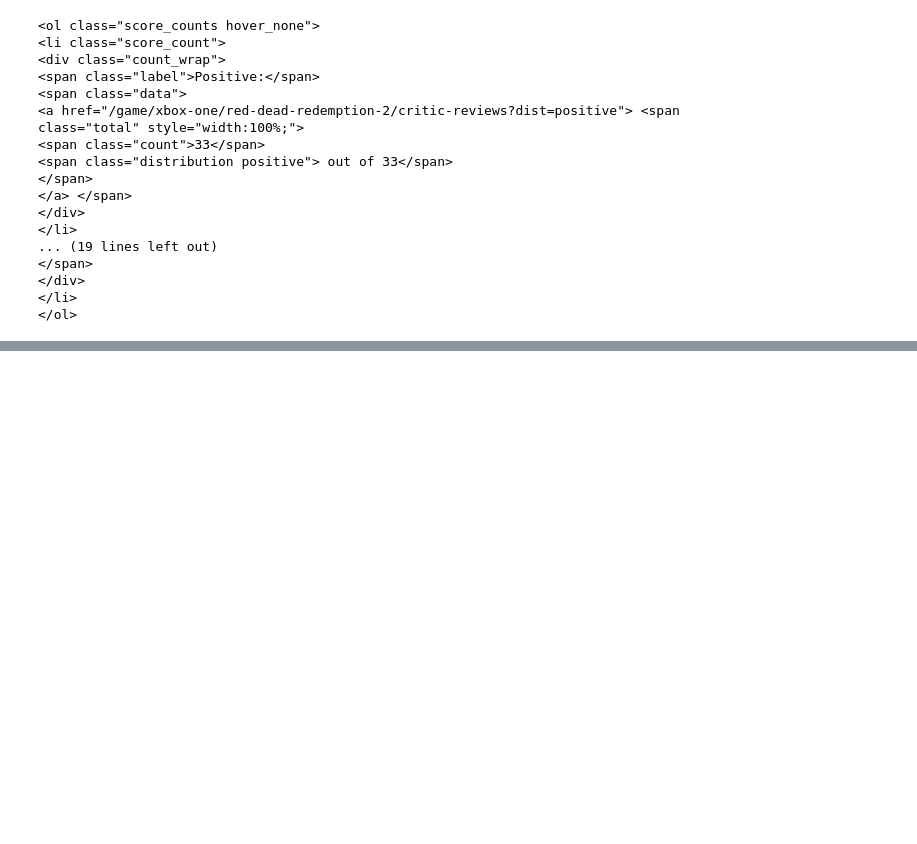
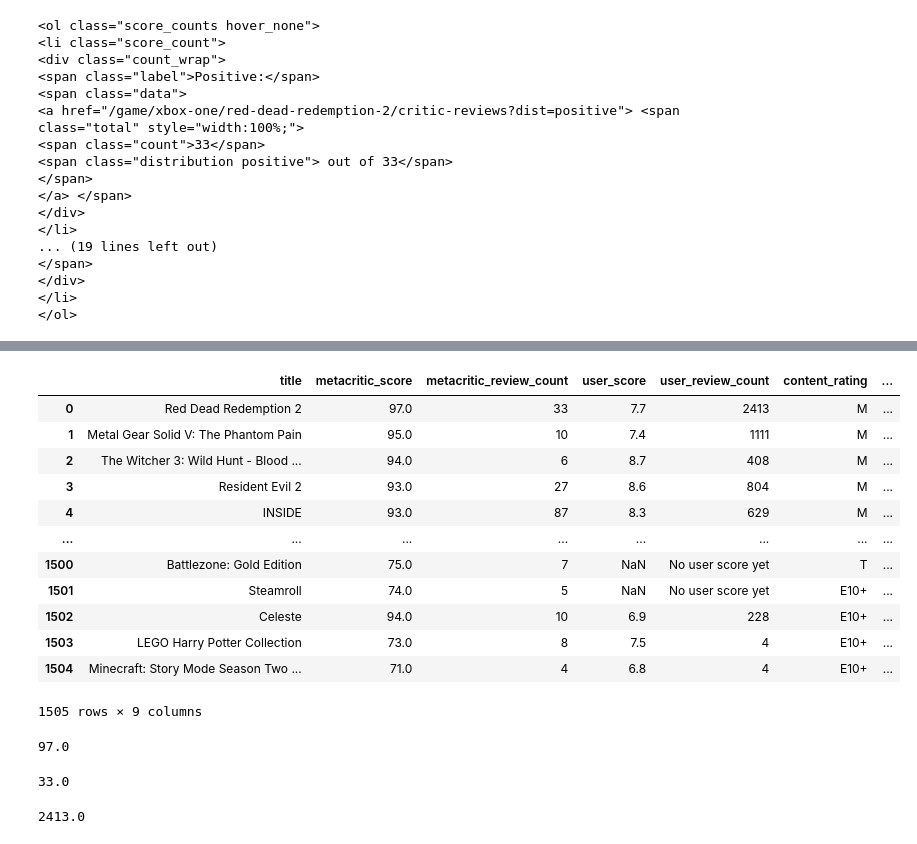
Before and after one commit to Ahila700/movie-project, a Jupyter notebook: metacritic_webscrape.ipynb, the cells around one changed output, grey strips where cells are left out. Saved outputs shown, nothing was run; the diff lists cells and outputs as text; code cells hidden in the pictures; blank space fills up the shorter version.

Commit message:
commiting all work to get metacritic csv file

```diff
--- a/metacritic_webscrape.ipynb
+++ b/metacritic_webscrape.ipynb
@@ -108,0 +233,9 @@ len(all_hyperlinks)
+# %%
+with open('hyperlink_list', 'rb') as handle:
+    all_hyperlink = pickle.load(handle)
+
+with open('error_urls', 'rb') as handle:
+    errors = pickle.load(handle)
+
+with open('working_list', 'rb') as handle:
+    metacritic_dataframe_list = pickle.load(handle)
@@ -108,0 +251,20 @@ len(all_hyperlinks)
+# %%
+df = pd.DataFrame(metacritic_dataframe_list)
+# %%
+df.user_score.replace('tbd', np.nan, inplace=True)
+# %%
+df
+# %% [output]
+|  | title | metacritic_score | metacritic_review_count | user_score | user_review_count | content_rating | ... |
+| 0 | Red Dead Redemption 2 | 97.0 | 33 | 7.7 | 2413 | M | ... |
+| 1 | Metal Gear Solid V: The Phantom Pain | 95.0 | 10 | 7.4 | 1111 | M | ... |
+| 2 | The Witcher 3: Wild Hunt - Blood ... | 94.0 | 6 | 8.7 | 408 | M | ... |
+| 3 | Resident Evil 2 | 93.0 | 27 | 8.6 | 804 | M | ... |
+| 4 | INSIDE | 93.0 | 87 | 8.3 | 629 | M | ... |
+| ... | ... | ... | ... | ... | ... | ... | ... |
+| 1500 | Battlezone: Gold Edition | 75.0 | 7 | NaN | No user score yet | T | ... |
+| 1501 | Steamroll | 74.0 | 5 | NaN | No user score yet | E10+ | ... |
+| 1502 | Celeste | 94.0 | 10 | 6.9 | 228 | E10+ | ... |
+| 1503 | LEGO Harry Potter Collection | 73.0 | 8 | 7.5 | 4 | E10+ | ... |
+| 1504 | Minecraft: Story Mode Season Two ... | 71.0 | 4 | 6.8 | 4 | E10+ | ... |
+1505 rows × 9 columns
@@ -108,0 +279,20 @@ len(all_hyperlinks)
+# %%
+flt_meta_scores = []
+for x in df['metacritic_score']:
+        flt_meta_scores.append(float(x))
+
+df['metacritic_score'] = flt_meta_scores
+
+df['metacritic_score'][0]
+# %% [output]
+97.0
+# %%
+flt_meta_reviews = []
+for x in df['metacritic_review_count']:
+        flt_meta_reviews.append(float(x))
+
+df['metacritic_review_count'] = flt_meta_reviews
+
+df['metacritic_review_count'][0]
+# %% [output]
+33.0
@@ -108,0 +307,12 @@ len(all_hyperlinks)
+# %%
+df.user_review_count.replace('No user score yet', np.nan, inplace=True)
+
+flt_user_reviews = []
+for x in df['user_review_count']:
+        flt_user_reviews.append(float(x))
+
+df['user_review_count'] = flt_user_reviews
+
+df['user_review_count'][0]
+# %% [output]
+2413.0
```
Also changed, not shown: parts of 27 cells of this notebook, 6 other files.
